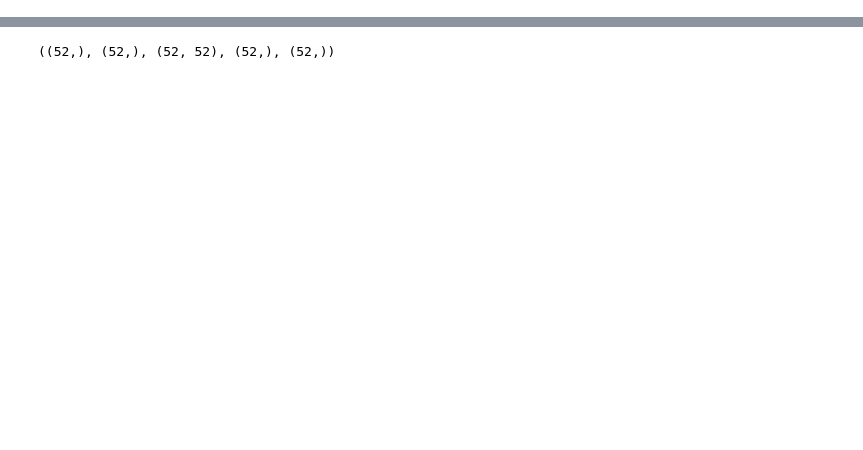
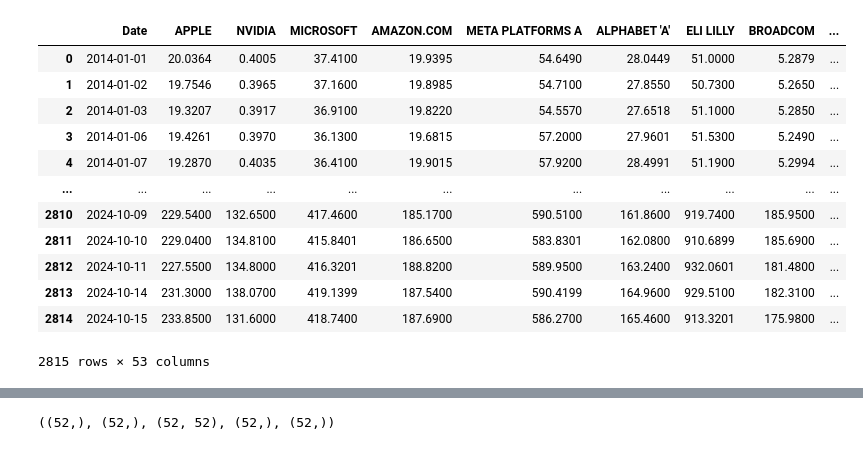
Before and after one commit to Mate0Martinez/Quantitative-asset-and-risk-management-project, a Jupyter notebook: code QARM.ipynb, the cells around one changed output, grey strips where cells are left out. Saved outputs shown, nothing was run; the diff lists cells and outputs as text; code cells hidden in the pictures; blank space fills up the shorter version.

```diff
--- a/code QARM.ipynb
+++ b/code QARM.ipynb
@@ -9,6 +9,22 @@ from scipy.optimize import Bounds
 from scipy.optimize import fsolve
 # %%
 data = pd.read_excel('SP500 for Code.xlsx', sheet_name='SP50 2015')
+# %%
+data
+# %% [output]
+|  | Date | APPLE | NVIDIA | MICROSOFT | AMAZON.COM | META PLATFORMS A | ALPHABET 'A' | ELI LILLY | BROADCOM | ... |
+| 0 | 2014-01-01 | 20.0364 | 0.4005 | 37.4100 | 19.9395 | 54.6490 | 28.0449 | 51.0000 | 5.2879 | ... |
+| 1 | 2014-01-02 | 19.7546 | 0.3965 | 37.1600 | 19.8985 | 54.7100 | 27.8550 | 50.7300 | 5.2650 | ... |
+| 2 | 2014-01-03 | 19.3207 | 0.3917 | 36.9100 | 19.8220 | 54.5570 | 27.6518 | 51.1000 | 5.2850 | ... |
+| 3 | 2014-01-06 | 19.4261 | 0.3970 | 36.1300 | 19.6815 | 57.2000 | 27.9601 | 51.5300 | 5.2490 | ... |
+| 4 | 2014-01-07 | 19.2870 | 0.4035 | 36.4100 | 19.9015 | 57.9200 | 28.4991 | 51.1900 | 5.2994 | ... |
+| ... | ... | ... | ... | ... | ... | ... | ... | ... | ... | ... |
+| 2810 | 2024-10-09 | 229.5400 | 132.6500 | 417.4600 | 185.1700 | 590.5100 | 161.8600 | 919.7400 | 185.9500 | ... |
+| 2811 | 2024-10-10 | 229.0400 | 134.8100 | 415.8401 | 186.6500 | 583.8301 | 162.0800 | 910.6899 | 185.6900 | ... |
+| 2812 | 2024-10-11 | 227.5500 | 134.8000 | 416.3201 | 188.8200 | 589.9500 | 163.2400 | 932.0601 | 181.4800 | ... |
+| 2813 | 2024-10-14 | 231.3000 | 138.0700 | 419.1399 | 187.5400 | 590.4199 | 164.9600 | 929.5100 | 182.3100 | ... |
+| 2814 | 2024-10-15 | 233.8500 | 131.6000 | 418.7400 | 187.6900 | 586.2700 | 165.4600 | 913.3201 | 175.9800 | ... |
+2815 rows × 53 columns
 # %%
 data['Date'] = pd.to_datetime(data['Date'])
 data.set_index('Date', inplace=True)
```
Also changed, not shown: parts of 12 cells of this notebook.
